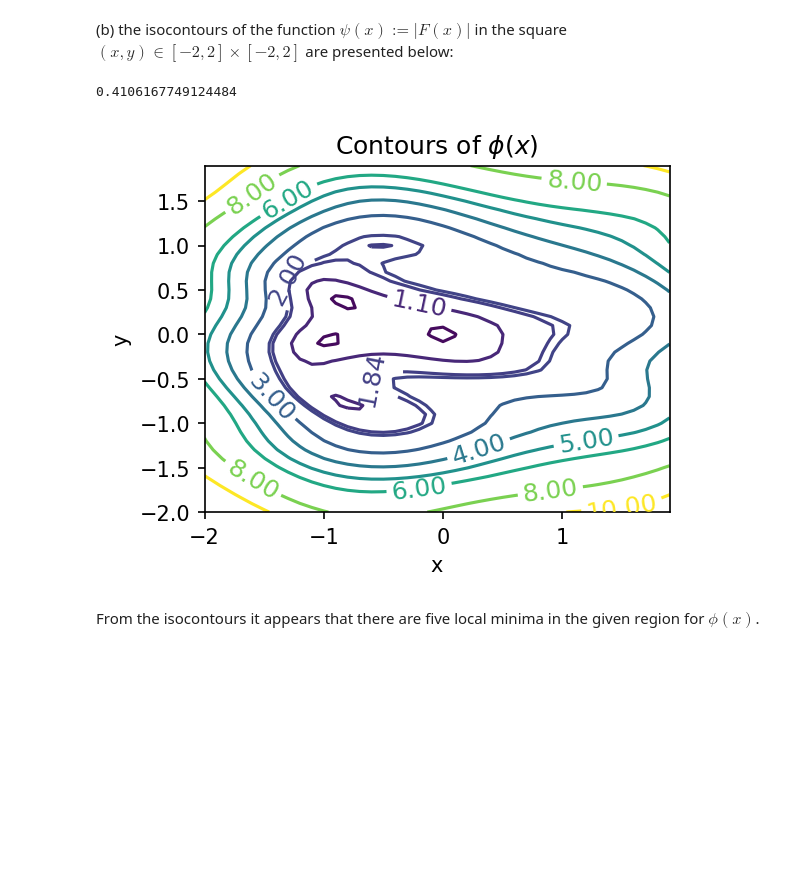
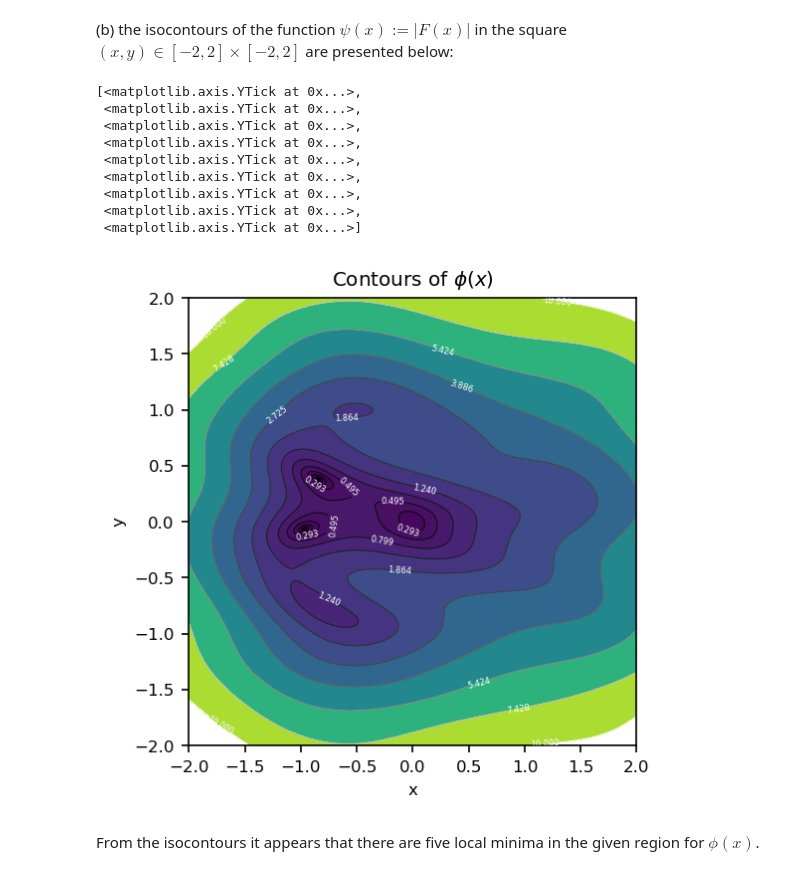
Before and after one commit to RFurze/ScientificComputing, a Jupyter notebook: Assignment1.ipynb, the cells around one changed output. Cells and saved outputs as stored; diff of their text form; code cells hidden in the pictures; blank space fills up the shorter version.

Commit message:
Updated plots

```diff
--- a/Assignment1.ipynb
+++ b/Assignment1.ipynb
@@ -330,26 +329,47 @@ $$
 # %%
 import matplotlib.pyplot as plt
 import numpy as np
 
-delta = 0.1
+delta = 0.01
 x = np.arange(-2.0, 2.0, delta)
 y = np.arange(-2.0, 2.0, delta)
 X, Y = np.meshgrid(x, y)
 F1 = X**2 + 2*Y**2 + np.sin(2*X)
 F2 = X**2 + np.cos(X + 5*Y) -1.2
 Z = np.sqrt(F1**2 + F2**2)
 
-fig, ax = plt.subplots(figsize=(4, 3), dpi=150)
-CS = ax.contour(X, Y, Z, levels=[0,0.3, 1.1, 1.84, 2, 3.0, 4.0, 5.0, 6.0, 8.0, 10.0])
-ax.clabel(CS, inline=True, fontsize=12)
+fig = plt.figure(figsize=(4, 3),dpi=150)
+ax=fig.add_axes([0,0,1,1])
+ax.set_aspect('equal','box')
+
+#Plot contours
+crange0 = np.linspace(0,1,20)
+crange = crange0**5.5 * 10
+CS = ax.contourf(X, Y, Z, levels=crange, linewidths=0.5)
+CS = ax.contour(X, Y, Z, levels=crange, cmap=cm.gray, linewidths=0.5)
+ax.clabel(CS, inline=True, inline_spacing=1, fontsize=4, colors='white')
 ax.set_title('Contours of $\phi(x)$')
 ax.set_xlabel('x')
 ax.set_ylabel('y')
-
-print(np.min(np.sqrt(Z)))
+xticks = ax.get_xticks().tolist()
+if xticks[-1] < 0:
+    xticks.append(0)
+ax.set_xticks(xticks)
+yticks = ax.get_yticks().tolist()
+if yticks[-1] < 0:
+    yticks.append(0)
+ax.set_yticks(yticks)
 # %% [output]
-0.4106167749124484
+[<matplotlib.axis.YTick at 0x...>,
+ <matplotlib.axis.YTick at 0x...>,
+ <matplotlib.axis.YTick at 0x...>,
+ <matplotlib.axis.YTick at 0x...>,
+ <matplotlib.axis.YTick at 0x...>,
+ <matplotlib.axis.YTick at 0x...>,
+ <matplotlib.axis.YTick at 0x...>,
+ <matplotlib.axis.YTick at 0x...>,
+ <matplotlib.axis.YTick at 0x...>]
-[figure, old version]
+[figure, new version]
 # %% [markdown]
 From the isocontours it appears that there are five local minima in the given region for $\phi(x)$.
 # %%
```
Also changed, not shown: parts of 7 cells of this notebook.
